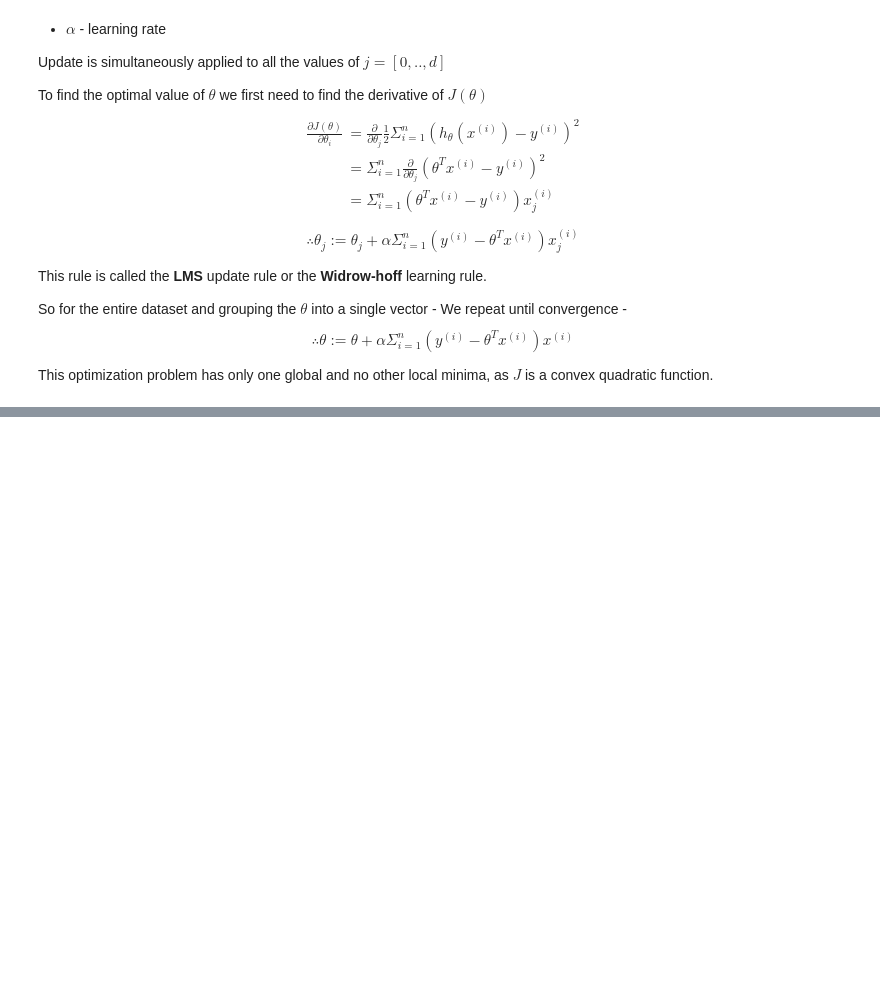
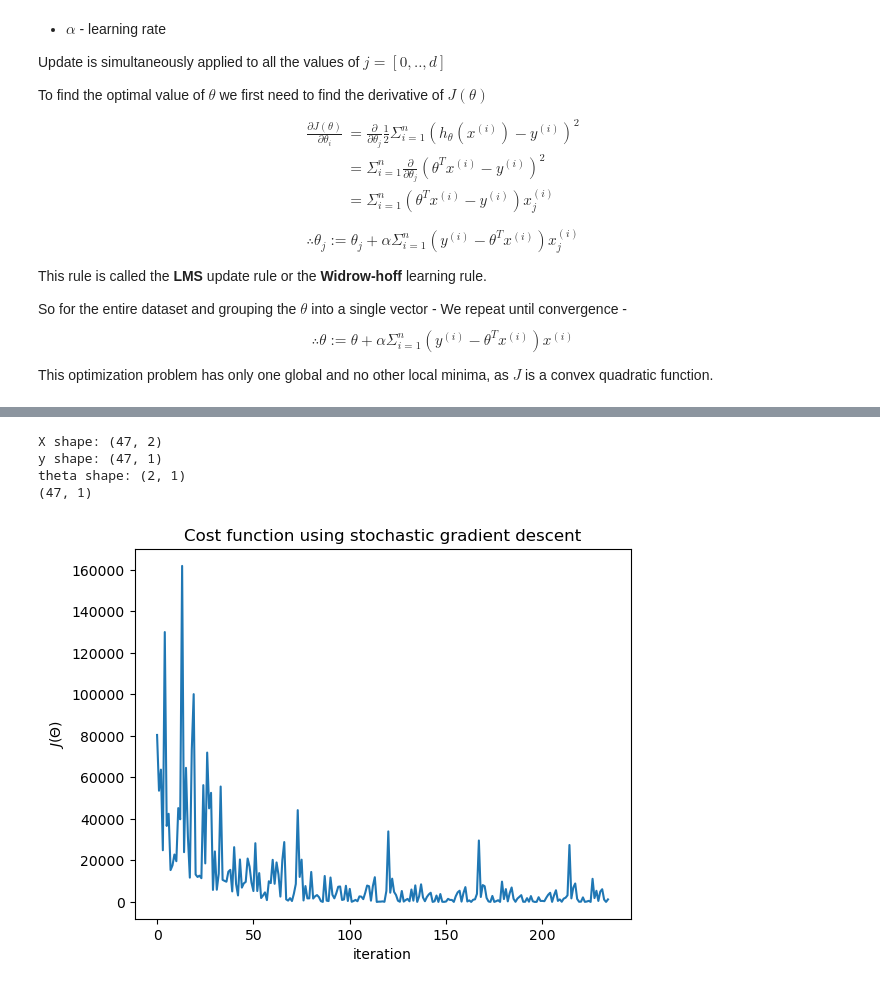
Before and after one commit to AshishSinha5/course_notes, a Jupyter notebook: cs229/chapter_1.ipynb, the cells around one changed output, grey strips where cells are left out. Saved outputs shown, nothing was run; the diff lists cells and outputs as text; code cells hidden in the pictures; blank space fills up the shorter version.

```diff
--- a/cs229/chapter_1.ipynb
+++ b/cs229/chapter_1.ipynb
@@ -125,0 +137,45 @@ plt.legend()
+# %%
+from tqdm import tqdm
+# stochastic gradient descent algorithm
+epoch = 5
+alpha = 0.01
+n = len(df)
+
+# initial guess of theta
+theta = np.array([[4.8], [3.]])
+
+# feature matrix
+X = df['area'].values.reshape(-1,1)
+X = np.hstack((np.ones((n,1)), X))
+# normalize feature matrix
+X_norm = (X - X.mean())/X.std()
+
+y = df['price'].values.reshape(-1,1)/1000
+
+print(f"X shape: {X.shape} \ny shape: {y.shape} \ntheta shape: {theta.shape}")
+
+# dimension of X
+# d = X.shape[1]
+J = []
+print(np.dot(X_norm,theta).shape)
+for k in range(epoch):
+    for i in range(n):
+        X_norm_i = X_norm[i,:].reshape(1,-1)
+        h = np.dot(X_norm_i,theta)
+        err = y[i] - h
+        J.append(np.sum(err**2)/2)
+        theta = theta + alpha*np.dot(X_norm_i.T, err)
+# %% [output]
+X shape: (47, 2)
+y shape: (47, 1)
+theta shape: (2, 1)
+(47, 1)
+# %%
+# plot the cost function
+plt.plot(J)
+plt.xlabel('iteration')
+plt.ylabel('$J(\Theta)$')
+plt.title('Cost function using stochastic gradient descent')
+plt.show()
+# %% [output]
+[figure, added]
```
Also changed, not shown: parts of 11 cells of this notebook.
